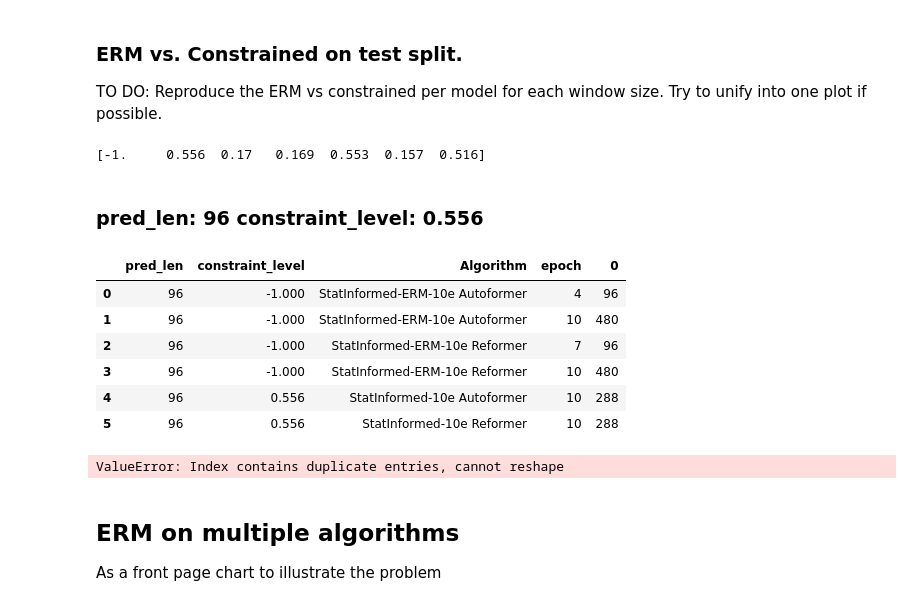
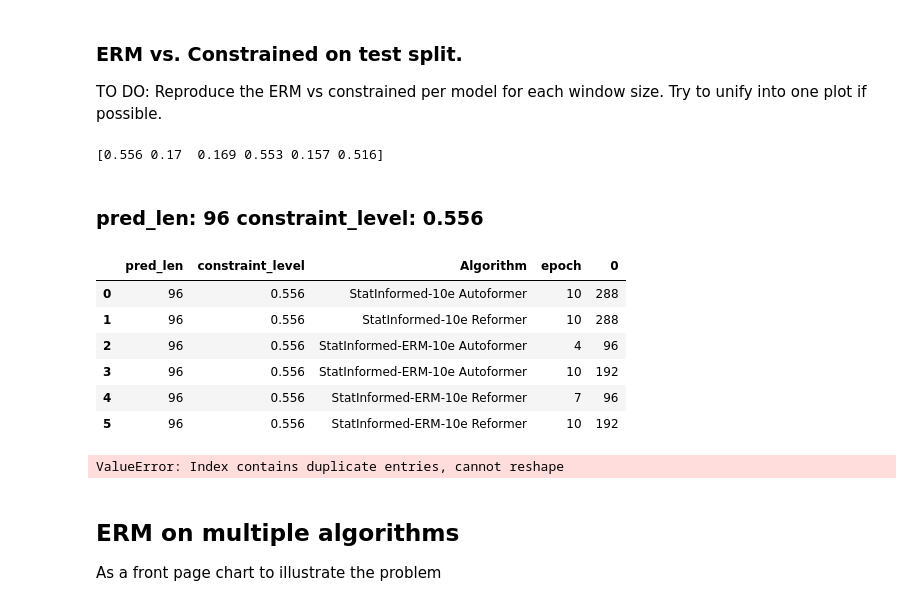
Before and after one commit to thuml/Autoformer, a Jupyter notebook: 2023-09-06 12 - Tables and plots for paper.ipynb, the cells around one changed output. Drawn from its saved outputs; the diff is of its cells as text; code cells hidden in the pictures.

```diff
--- a/2023-09-06 12 - Tables and plots for paper.ipynb
+++ b/2023-09-06 12 - Tables and plots for paper.ipynb
@@ -38,7 +38,7 @@ all_runs = []
 run_counter = 0
 for run in tqdm(runs):
     run_counter += 1
-    for split in ["train", "test"]:
+    for split in ["train", "test","val"]:
         for metric in ["mse",]:
             pred_len = run.config["pred_len"]
             metrics = np.zeros(pred_len)
@@ -90,0 +126,15 @@ df[['run_id',"sweep_id",'Algorithm','model','constraint_level','pred_len','epoch
+# %%
+df_constrained = df.query('type=="Constrained"').copy()
+df_erm = df.query('type=="ERM"').copy()
+#(data_path,model,pred_len,constraint_level,constrained_unconstraled)
+distinct_constraints = df_constrained[['data_path','model','pred_len','constraint_level']].drop_duplicates()
+
+# crossjoin the ERM mse to all constraint levels
+df_erm_w_broadcasted_constraint_levels = df_erm.drop(columns=['constraint_level']).merge(distinct_constraints,on=['data_path','model','pred_len'],how='left')
+df_to_plot = pd.concat([df_constrained,df_erm_w_broadcasted_constraint_levels],axis=0)
+
+# sanity check
+display(df_erm_w_broadcasted_constraint_levels.shape)
+print(f"Three constraints per experiment, broadcasted dataset size be equal to {df_erm.shape[0]*3}")
+display(df_to_plot.shape)
+print(f"Final dataset size should be equal to {df_constrained.shape[0]+df_erm.shape[0]*3}")
@@ -90,0 +148,10 @@ df[['run_id',"sweep_id",'Algorithm','model','constraint_level','pred_len','epoch
+# %%
+# Adding the constraint violation column
+df_to_plot["constraint_violation"] = (df_to_plot.mse-df_to_plot.constraint_level).clip(lower=0)
+
+# sanity check
+dd=df_to_plot[['run_id','model','type','step','mse','constraint_level','constraint_violation']]
+print("For ERM")
+display(dd.query('type=="ERM"').query('constraint_violation>0').head())
+print("For Constrained")
+display(dd.query('type=="Constrained"').query('constraint_violation>0').head())
@@ -94,46 +199,48 @@ df[['run_id',"sweep_id",'Algorithm','model','constraint_level','pred_len','epoch
 ### ERM vs. Constrained on test split.
 TO DO: Reproduce the ERM vs constrained per model for each window size. Try to unify into one plot if possible.
 # %%
-to_plot = df[df.split=='test']# just see test to unclutter
+#TODO Aqui quede, adapting this plot to the new datasets (probably the summary metrics one.)
+
+to_plot = df_to_plot[df_to_plot.split=='test']# just see test to unclutter
 #to_plot=df
 for (pred_len), series in to_plot.groupby(["pred_len"]):
     constraints = series.constraint_level.unique()
     print(constraints)
     constraints = constraints[constraints!=-1] # to iterate over all constraints explored.
     for constraint_level in constraints:
         display(Markdown(f"### pred_len: {pred_len} constraint_level: {constraint_level}"))
         plot_series = series[series["constraint_level"].isin([constraint_level,-1])] # The -1 adds the ERM baseline.
 
         display(plot_series.groupby(['pred_len','constraint_level','Algorithm','epoch']).size().reset_index())
         means_per_experiment = plot_series.groupby(['pred_len','constraint_level','Algorithm','model','epoch','type'])['mse'].mean().reset_index()
         #display(means_per_experiment)
         # do a pivot where model are the rows, and the columns constrained and unconstrained
         display(means_per_experiment.pivot(index=['model'], columns='type', values='mse').reset_index())
 
         # sns.scatterplot(x="step", y="mse", hue="Algorithm",style="split", data=plot_series)
 
         # plt.axhline(y=constraint_level, color='r', linestyle='-')
         # plt.title(f"Pred Length: {pred_len}, Constraint_level: {constraint_level}")
         # plt.show()
 
         # This same scatterplot but in a grid by algorithm.
         g = sns.FacetGrid(plot_series, col="model", hue="type",col_wrap=3)
         g.map(sns.scatterplot, "step", "mse", alpha=.7)
         g.add_legend()
         # add the hline
         for ax in g.axes:
             ax.axhline(y=constraint_level, color='r', linestyle='-')
         plt.show()
 # %% [output]
-[-1.     0.556  0.17   0.169  0.553  0.157  0.516]
+[0.556 0.17  0.169 0.553 0.157 0.516]
 ### pred_len: 96 constraint_level: 0.556
 |  | pred_len | constraint_level | Algorithm | epoch | 0 |
-| 0 | 96 | -1.000 | StatInformed-ERM-10e Autoformer | 4 | 96 |
-| 1 | 96 | -1.000 | StatInformed-ERM-10e Autoformer | 10 | 480 |
-| 2 | 96 | -1.000 | StatInformed-ERM-10e Reformer | 7 | 96 |
-| 3 | 96 | -1.000 | StatInformed-ERM-10e Reformer | 10 | 480 |
-| 4 | 96 | 0.556 | StatInformed-10e Autoformer | 10 | 288 |
-| 5 | 96 | 0.556 | StatInformed-10e Reformer | 10 | 288 |
+| 0 | 96 | 0.556 | StatInformed-10e Autoformer | 10 | 288 |
+| 1 | 96 | 0.556 | StatInformed-10e Reformer | 10 | 288 |
+| 2 | 96 | 0.556 | StatInformed-ERM-10e Autoformer | 4 | 96 |
+| 3 | 96 | 0.556 | StatInformed-ERM-10e Autoformer | 10 | 192 |
+| 4 | 96 | 0.556 | StatInformed-ERM-10e Reformer | 7 | 96 |
+| 5 | 96 | 0.556 | StatInformed-ERM-10e Reformer | 10 | 192 |
 ValueError: Index contains duplicate entries, cannot reshape
 # %% [markdown]
 ## ERM on multiple algorithms
```
Also changed, not shown: parts of 14 cells of this notebook, 1 other file.
